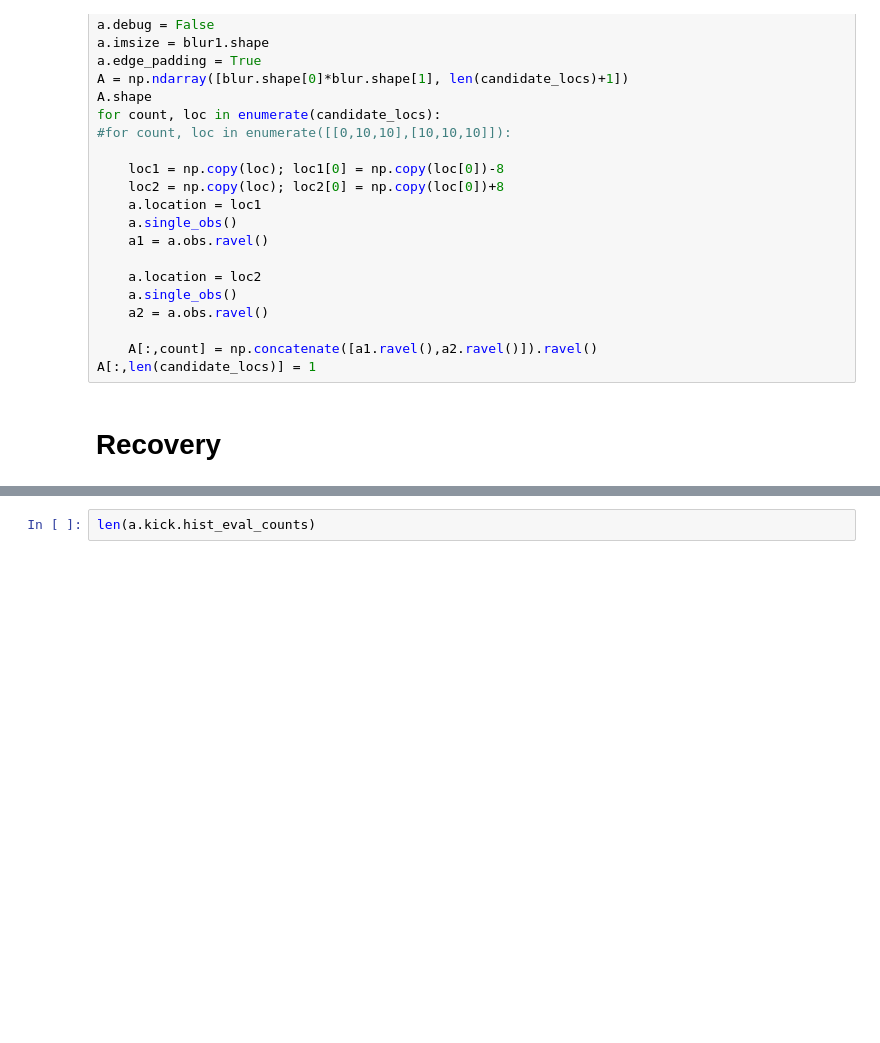
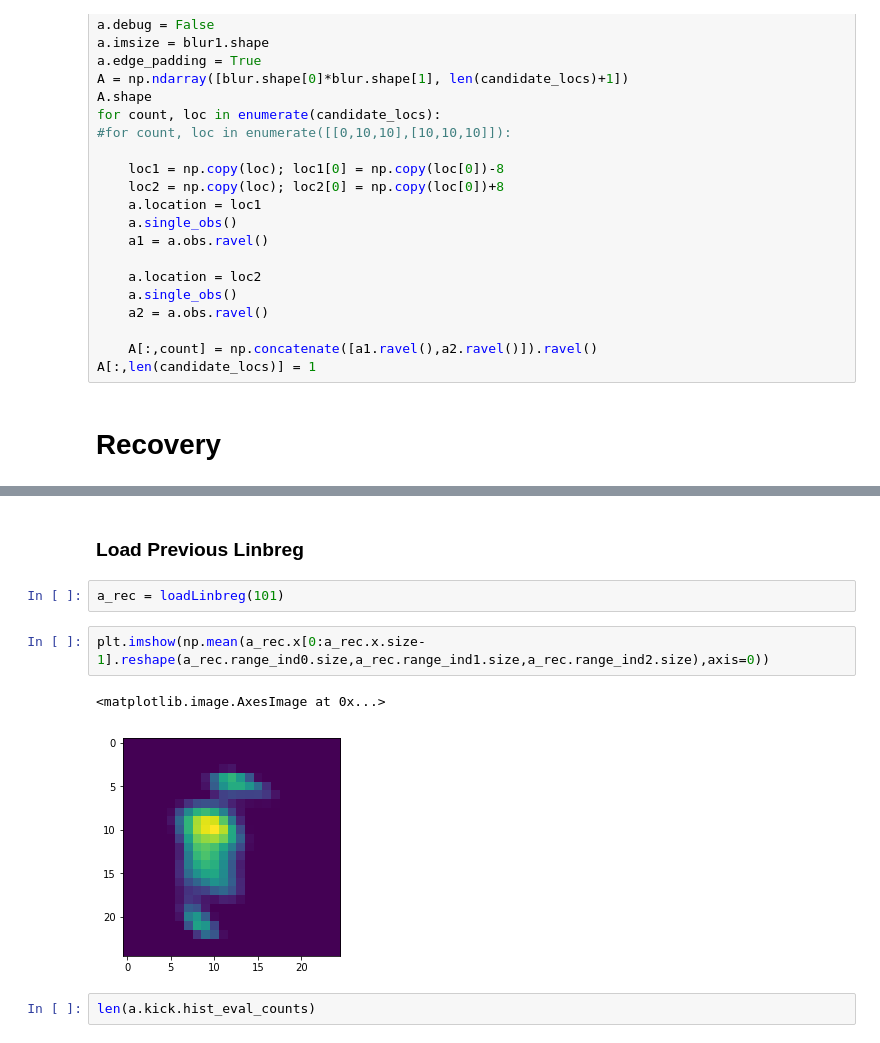
Before and after one commit to xiyuyi/PyPRIS, a Jupyter notebook: PyPRIS_notebooks/Demo_biplane_lasso-PRIS-LinBreg.ipynb, the cells around one changed output, grey strips where cells are left out. Cells and saved outputs as stored; diff of their text form; blank space fills up the shorter version.

Commit message:
enabled writing and loading linbreg objects

```diff
--- a/PyPRIS_notebooks/Demo_biplane_lasso-PRIS-LinBreg.ipynb
+++ b/PyPRIS_notebooks/Demo_biplane_lasso-PRIS-LinBreg.ipynb
@@ -126,3 +129,12 @@ intermediate output it#201
+# %% [markdown]
+### Load Previous Linbreg
+# %%
+a_rec = loadLinbreg(101)
+# %%
+plt.imshow(np.mean(a_rec.x[0:a_rec.x.size-1].reshape(a_rec.range_ind0.size,a_rec.range_ind1.size,a_rec.range_ind2.size),axis=0))
+# %% [output]
+<matplotlib.image.AxesImage at 0x...>
+[figure, added]
 # %%
 len(a.kick.hist_eval_counts)
 # %%
```
Also changed, not shown: parts of 2 cells of this notebook, 1 other file.
